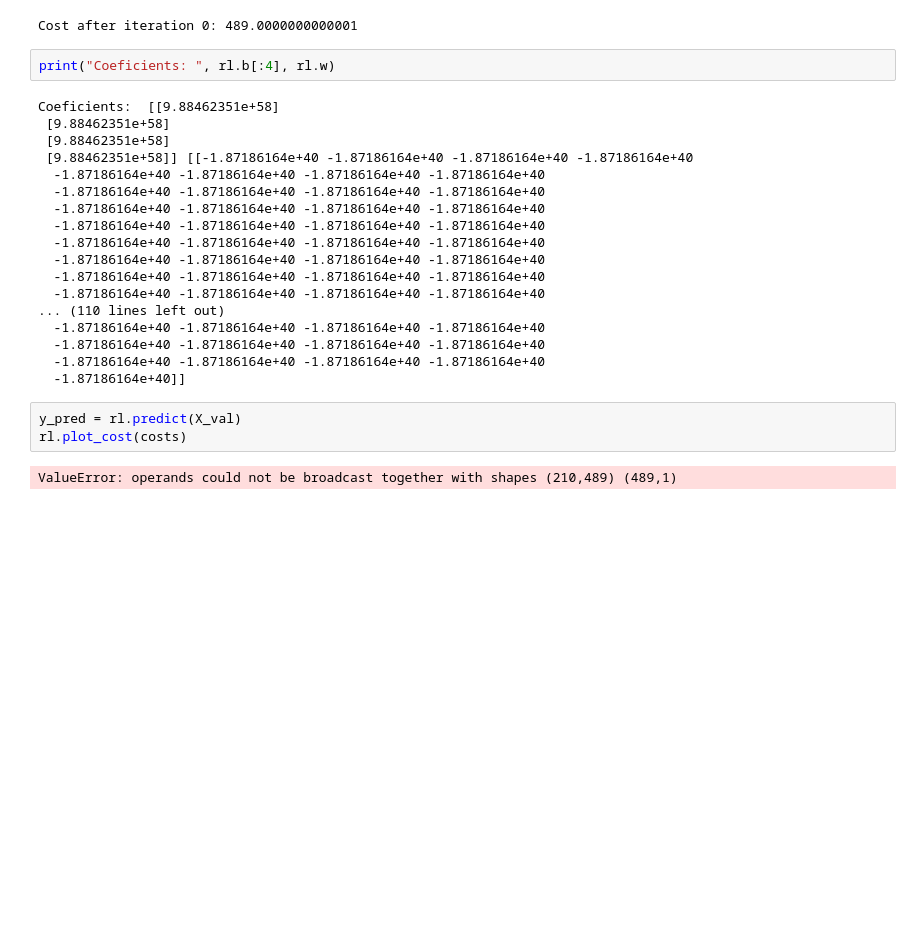
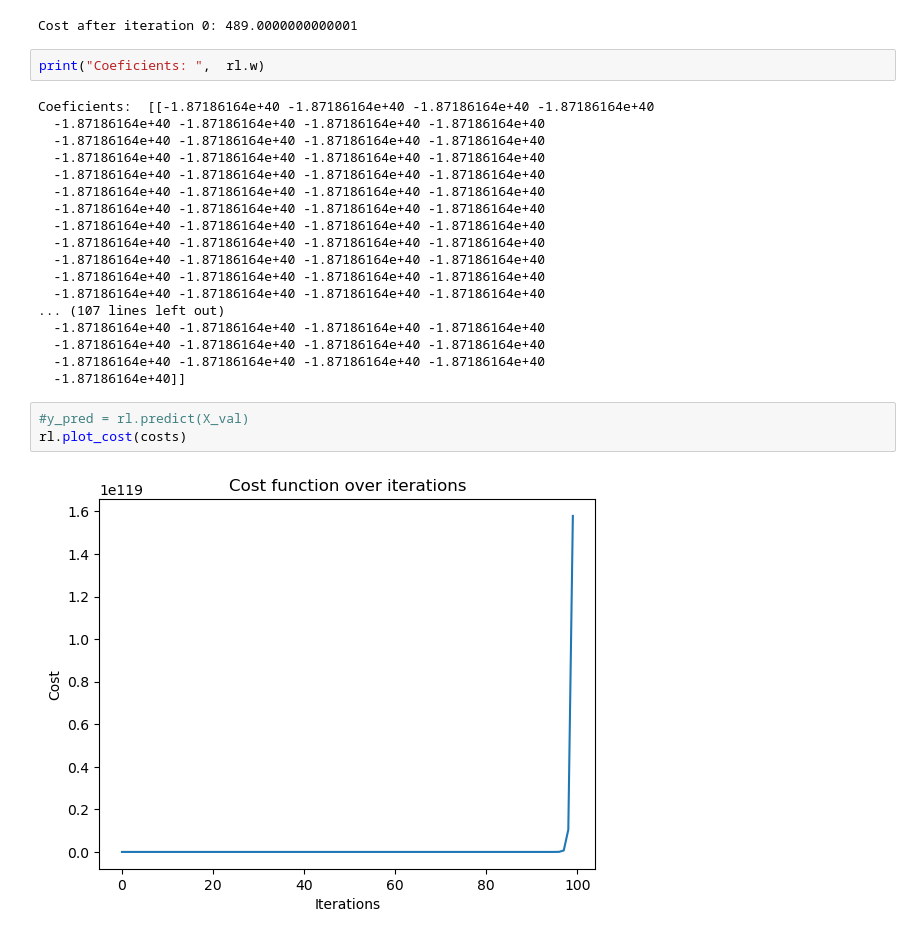
Before and after one commit to All-Khwarizmi/blog_quarto, a Jupyter notebook: posts/rl-algorithm-code/index.ipynb, the cells around one changed output. Cells and saved outputs as stored; diff of their text form; blank space fills up the shorter version.

```diff
--- a/posts/rl-algorithm-code/index.ipynb
+++ b/posts/rl-algorithm-code/index.ipynb
@@ -173,12 +173,9 @@ costs= rl.train(epochs=100, learning_rate=0.01)
 # %% [output]
 Cost after iteration 0: 489.0000000000001
 # %%
-print("Coeficients: ", rl.b[:4], rl.w)
+print("Coeficients: ",  rl.w)
 # %% [output]
-Coeficients:  [[9.88462351e+58]
- [9.88462351e+58]
- [9.88462351e+58]
- [9.88462351e+58]] [[-1.87186164e+40 -1.87186164e+40 -1.87186164e+40 -1.87186164e+40
+Coeficients:  [[-1.87186164e+40 -1.87186164e+40 -1.87186164e+40 -1.87186164e+40
   -1.87186164e+40 -1.87186164e+40 -1.87186164e+40 -1.87186164e+40
   -1.87186164e+40 -1.87186164e+40 -1.87186164e+40 -1.87186164e+40
   -1.87186164e+40 -1.87186164e+40 -1.87186164e+40 -1.87186164e+40
@@ -187,13 +184,16 @@ Coeficients:  [[9.88462351e+58]
   -1.87186164e+40 -1.87186164e+40 -1.87186164e+40 -1.87186164e+40
   -1.87186164e+40 -1.87186164e+40 -1.87186164e+40 -1.87186164e+40
   -1.87186164e+40 -1.87186164e+40 -1.87186164e+40 -1.87186164e+40
-... (110 lines left out)
+  -1.87186164e+40 -1.87186164e+40 -1.87186164e+40 -1.87186164e+40
+  -1.87186164e+40 -1.87186164e+40 -1.87186164e+40 -1.87186164e+40
+  -1.87186164e+40 -1.87186164e+40 -1.87186164e+40 -1.87186164e+40
+... (107 lines left out)
   -1.87186164e+40 -1.87186164e+40 -1.87186164e+40 -1.87186164e+40
   -1.87186164e+40 -1.87186164e+40 -1.87186164e+40 -1.87186164e+40
   -1.87186164e+40 -1.87186164e+40 -1.87186164e+40 -1.87186164e+40
   -1.87186164e+40]]
 # %%
-y_pred = rl.predict(X_val)
+#y_pred = rl.predict(X_val)
 rl.plot_cost(costs)
 # %% [output]
-ValueError: operands could not be broadcast together with shapes (210,489) (489,1)
+[figure, added]
```
Also changed, not shown: parts of 1 cell of this notebook, 1 other file.
